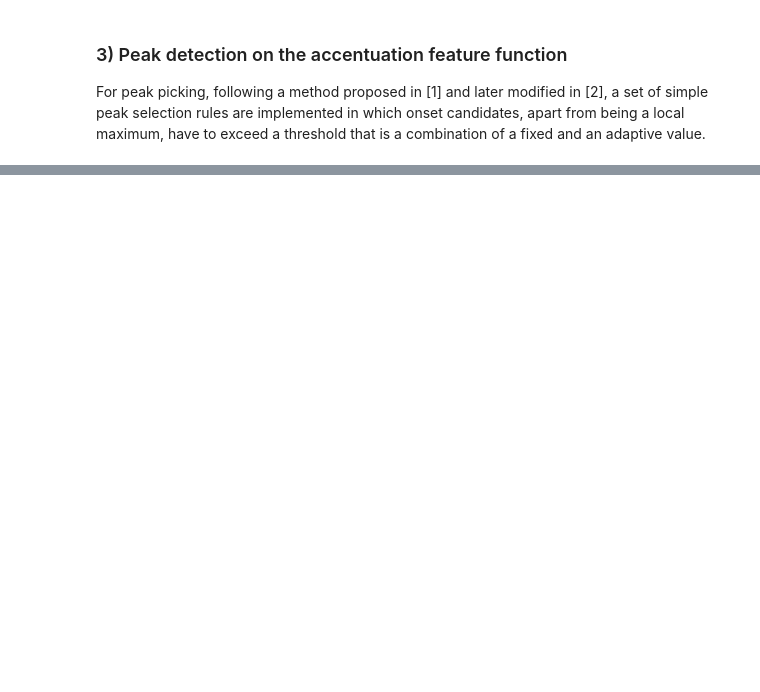
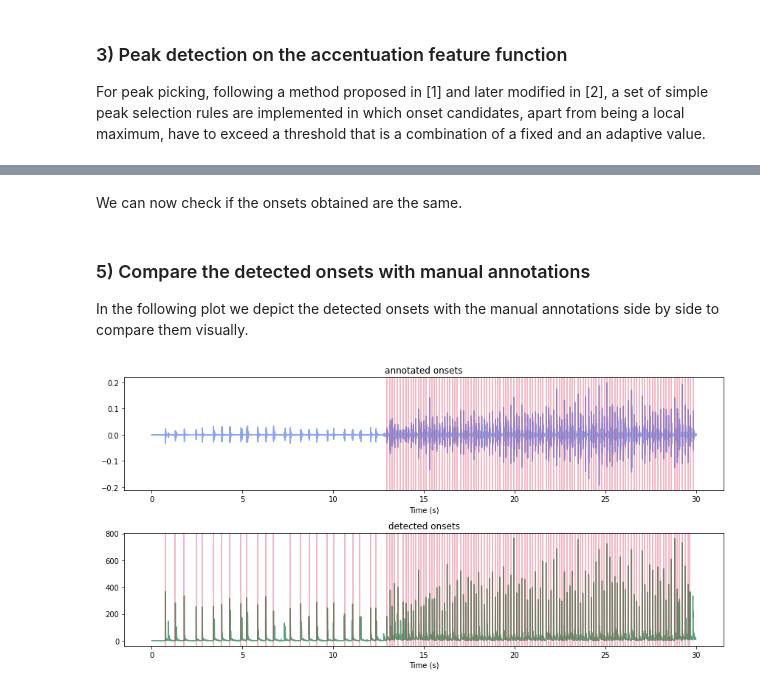
Before and after one commit to mrocamora/carat, a Jupyter notebook: examples/carat_onsets_detection_demo.ipynb, the cells around one changed output, grey strips where cells are left out. Cells and saved outputs as stored; diff of their text form; code cells hidden in the pictures; blank space fills up the shorter version.

```diff
--- a/examples/carat_onsets_detection_demo.ipynb
+++ b/examples/carat_onsets_detection_demo.ipynb
@@ -197,0 +151,2 @@ plt.tight_layout()
+# %% [markdown]
+We can now check if the onsets obtained are the same.
@@ -197,0 +156,18 @@ plt.tight_layout()
+# %% [markdown]
+### 5) Compare the detected onsets with manual annotations
+
+In the following plot we depict the detected onsets with the manual annotations side by side to compare them visually.
+# %%
+# plot waveform and annotated onsets
+plt.figure(figsize=(12,6))
+ax1 = plt.subplot(2, 1, 1)
+display.wave_plot(y, sr, ax=ax1, onsets=onsets_ann)
+plt.title('annotated onsets')
+# plot accentuation feature and detected onsets
+ax2 = plt.subplot(2, 1, 2, sharex=ax1)
+display.feature_plot(acce, times, ax=ax2, onsets=onset_times)
+plt.title('detected onsets')
+
+plt.tight_layout()
+# %% [output]
+[figure, added]
```
Also changed, not shown: parts of 23 cells of this notebook, 3 other files.
